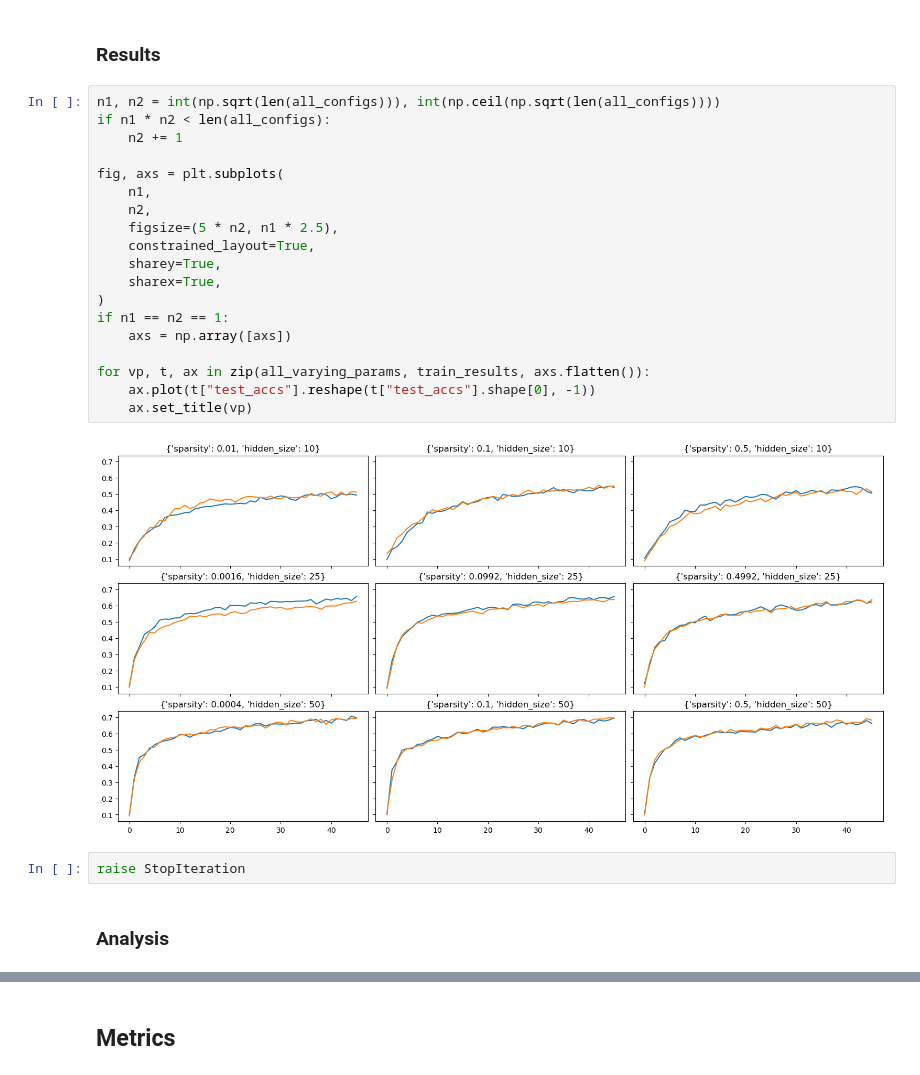
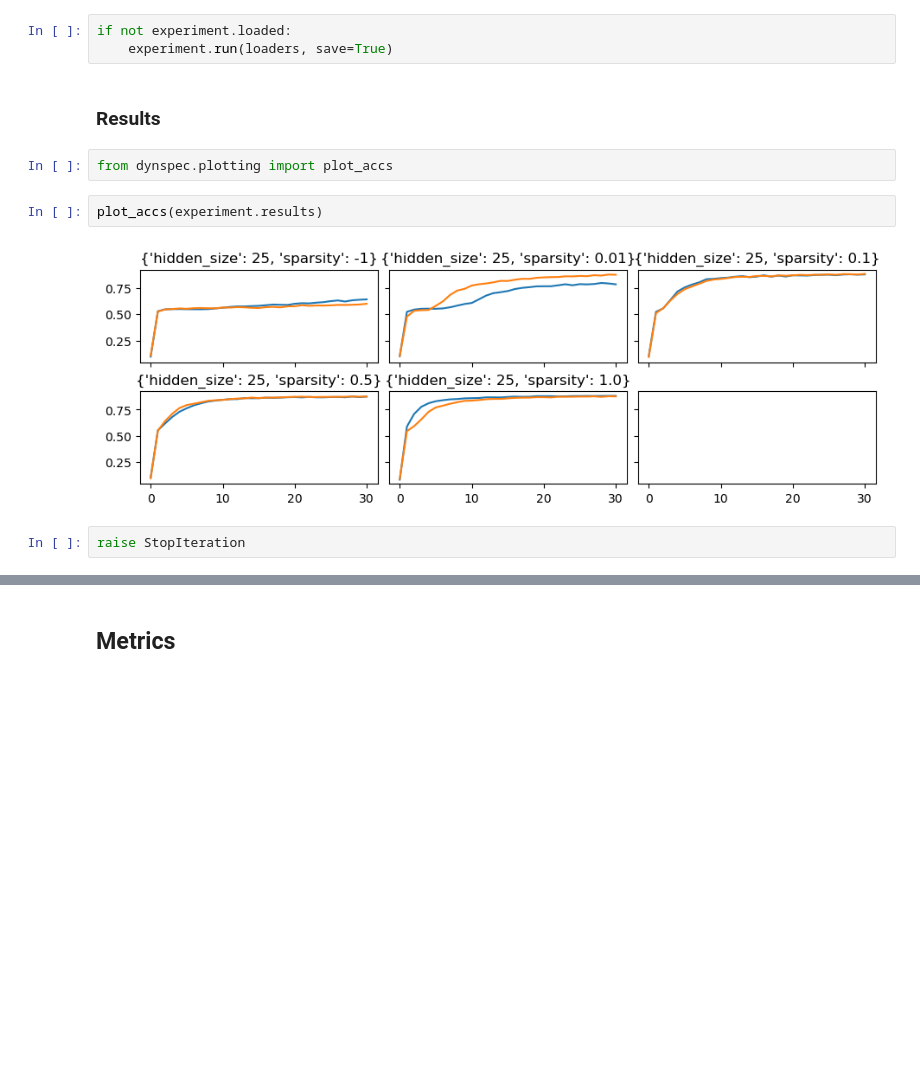
Before and after one commit to GabrielBena/specialization-dynamics, a Jupyter notebook: examples/simple_code.ipynb, the cells around one changed output, grey strips where cells are left out. Cells and saved outputs as stored; diff of their text form; blank space fills up the shorter version.

```diff
--- a/examples/simple_code.ipynb
+++ b/examples/simple_code.ipynb
@@ -396,27 +143,13 @@ general_training_results['model'] = general_training_results['model'].apply(lamb
+# %%
+if not experiment.loaded:
+    experiment.run(loaders, save=True)
 # %% [markdown]
 ### Results
-# %%
-n1, n2 = int(np.sqrt(len(all_configs))), int(np.ceil(np.sqrt(len(all_configs))))
-if n1 * n2 < len(all_configs):
-    n2 += 1
-
-fig, axs = plt.subplots(
-    n1,
-    n2,
-    figsize=(5 * n2, n1 * 2.5),
-    constrained_layout=True,
-    sharey=True,
-    sharex=True,
-)
-if n1 == n2 == 1:
-    axs = np.array([axs])
-
-for vp, t, ax in zip(all_varying_params, train_results, axs.flatten()):
-    ax.plot(t["test_accs"].reshape(t["test_accs"].shape[0], -1))
-    ax.set_title(vp)
-# %% [output]
-[figure, removed]
+# %%
+from dynspec.plotting import plot_accs
+# %%
+plot_accs(experiment.results)
+# %% [output]
+[figure, added]
 # %%
 raise StopIteration
-# %% [markdown]
-### Analysis
```
Also changed, not shown: parts of 48 cells of this notebook, 9 other files.
